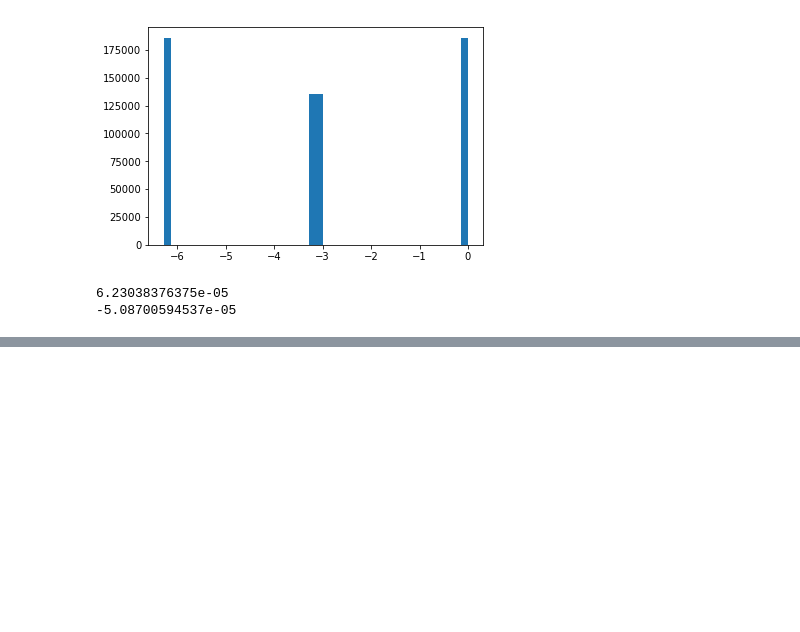
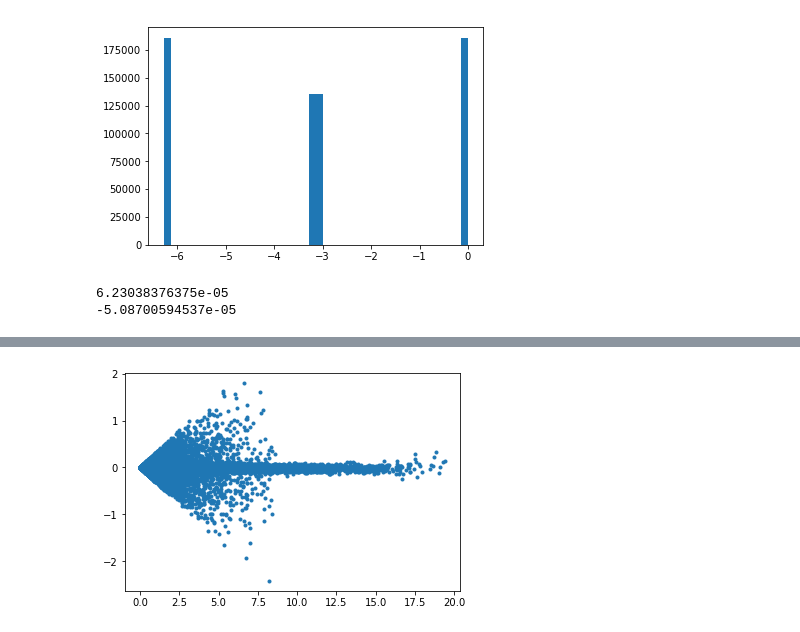
Before and after one commit to bluefatima/PandaRepo, a Jupyter notebook: galaxiaTest.ipynb, the cells around one changed output, grey strips where cells are left out. Saved outputs shown, nothing was run; the diff lists cells and outputs as text; code cells hidden in the pictures; blank space fills up the shorter version.

```diff
--- a/galaxiaTest.ipynb
+++ b/galaxiaTest.ipynb
@@ -271,0 +288,6 @@ print(min(radcoords))
+# %%
+#slice of the x-y plane
+plt.plot(xcoordlat0,zcoordlat0,'.')
+plt.show()
+# %% [output]
+[figure, added]
```
Also changed, not shown: parts of 11 cells of this notebook, 2 other files.
